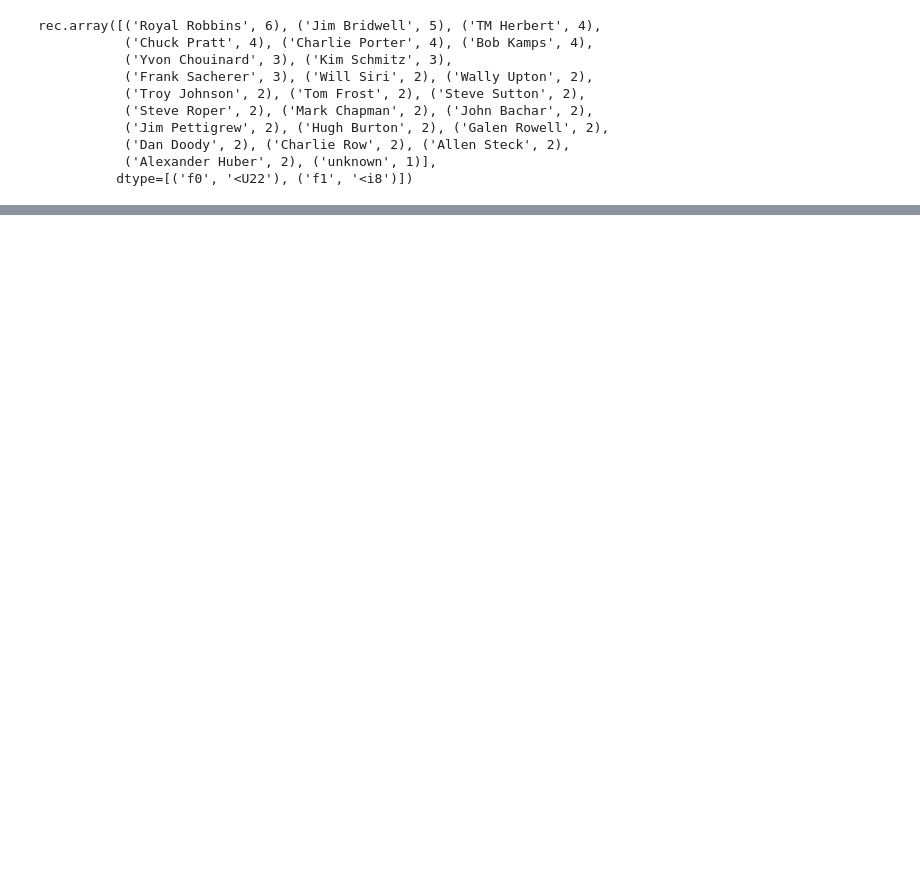
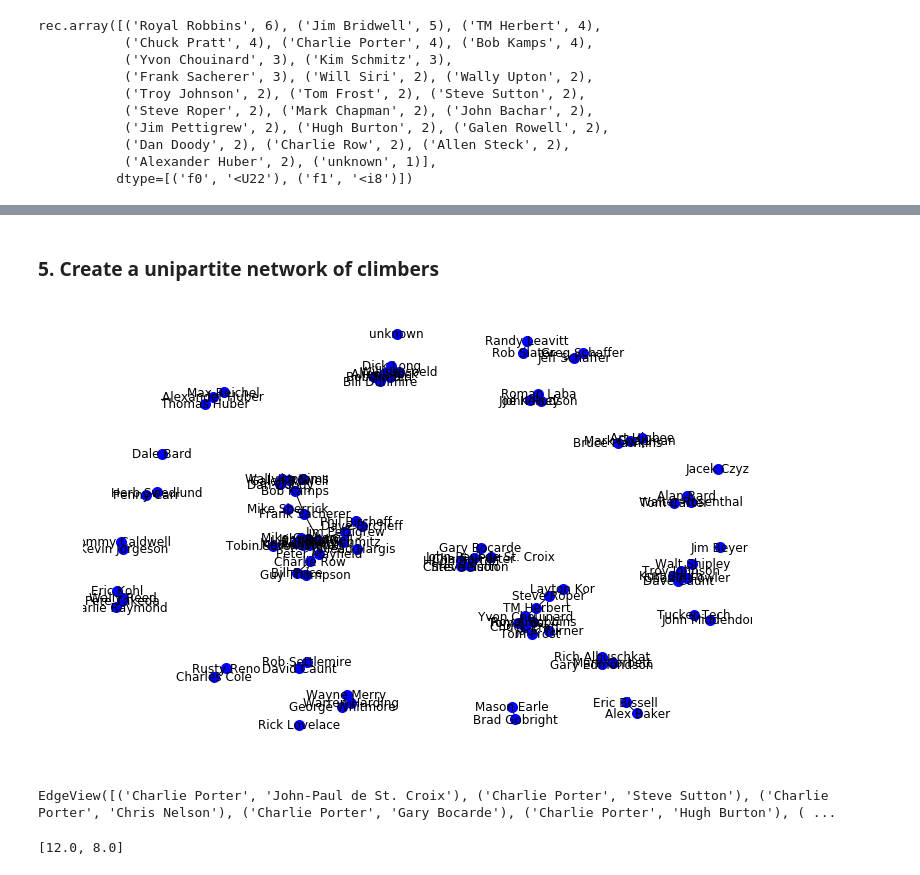
Before and after one commit to aprocton/climber-net, a Jupyter notebook: FA-scraping.ipynb, the cells around one changed output, grey strips where cells are left out. Cells and saved outputs as stored; diff of their text form; code cells hidden in the pictures; blank space fills up the shorter version.

```diff
--- a/FA-scraping.ipynb
+++ b/FA-scraping.ipynb
@@ -34,6 +37,10 @@ with open(filepath, 'w') as outfile:
 # %% [markdown]
 ### 2. Filter results to only include climbs that are actually on El Capitan
 # %%
+# get filepath to load response json
+curdir = os.path.dirname(os.path.abspath('.'))
+filepath = os.path.join(curdir, "climber-net", "ElCapitan_data.txt")
+
 # read in from file in parent directory
 with open(filepath, 'r') as infile:
     rstring = infile.read()
@@ -157,6 +141,3 @@ def FA_clean(FAlist):
             newlist = FAlist
 
     return(newlist)
-
-for i in range(57):
-    print(FA_clean(firsts.FA.iloc[i]))
@@ -216,4 +179,4 @@ clean[49] = ['Jim Beyer']
 clean[50] = ['Chuck Pratt', 'Royal Robbins']
 clean[53] = ['Mark Corbett', 'Gary Edmondson', 'Rich Albuschkat']
 
-clean
+firsts.FA = clean
@@ -271,2 +211,52 @@ axis.bars(range(25), counts.f1[:25], title=counts.f0[:25]);
 # %% [output]
 [interactive output not drawn]
+# %% [markdown]
+### 5. Create a unipartite network of climbers
+# %%
+# create list of edges for networkx
+edges = []
+
+for i in range(len(firsts)):
+    name = firsts.name.iloc[i]
+
+    for climber in firsts.FA.iloc[i]:
+        edge = (name, climber)
+        edges.append(edge)
+# %%
+climbs = list(set(firsts.name.values.tolist()))
+FAs = list(set(climbers))
+
+# build a bipartite graph:
+B = nx.Graph()
+B.add_nodes_from(climbs, bipartite=0)
+B.add_nodes_from(FAs, bipartite=1)
+B.add_edges_from(edges)
+
+# project one side of the graph:
+G = nx.projected_graph(B, FAs)
+
+#pos = nx.spring_layout(G)
+
+newlabel = {}
+
+netlabel = nx.draw_networkx_labels(G, pos)#labels, pos)
+for label in netlabel:
+    if label not in dict(counts[:24]):
+        newlabel[label] = ''
+    else:
+        newlabel[label] = label
+
+plt.figure(1, size=(14, 10))
+
+nx.draw(G, pos=pos, with_labels=False, node_color = '#0000FF88', node_size = 100)
+# %% [output]
+[figure, added]
+# %%
+G.edges
+# %% [output]
+EdgeView([('Charlie Porter', 'John-Paul de St. Croix'), ('Charlie Porter', 'Steve Sutton'), ('Charlie Porter', 'Chris Nelson'), ('Charlie Porter', 'Gary Bocarde'), ('Charlie Porter', 'Hugh Burton'), ( ...
+# %%
+fig_size = plt.rcParams["figure.figsize"]
+print(fig_size)
+# %% [output]
+[12.0, 8.0]
```
Also changed, not shown: parts of 8 cells of this notebook, 2 other files.
